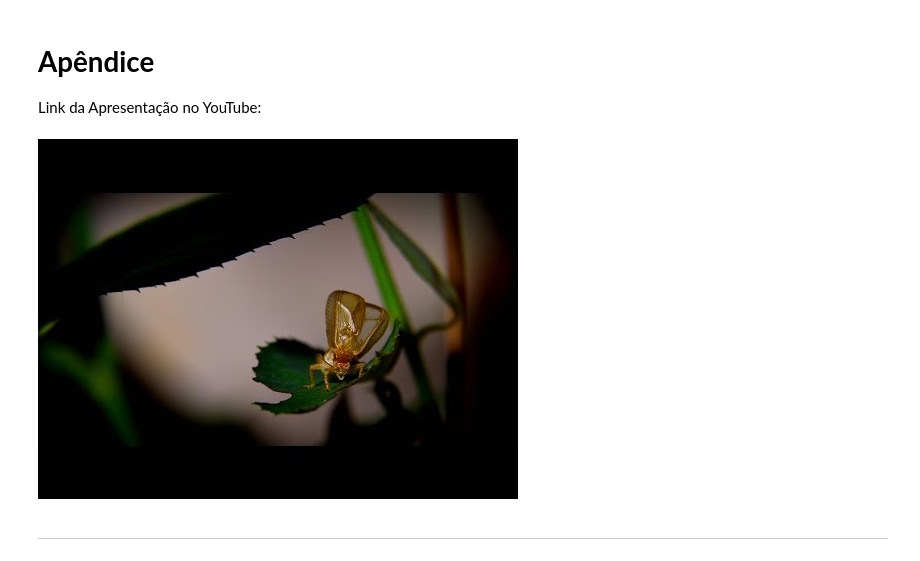
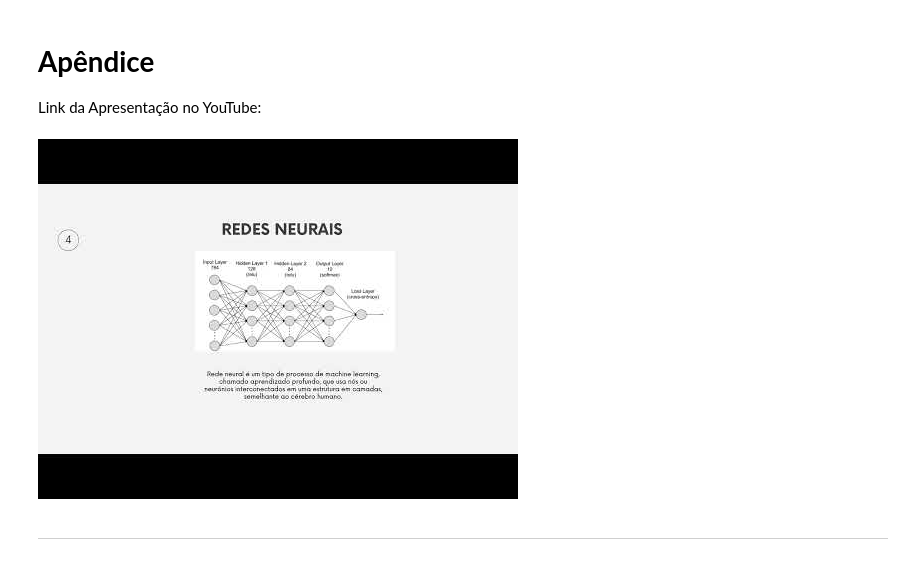
Before and after one commit to lucastso10/projeto_ia_previsao_chuva, a Jupyter notebook: Projeto.ipynb, the cells around one changed output. Drawn from its saved outputs; the diff is of its cells as text; code cells hidden in the pictures.

Commit message:
video

```diff
--- a/Projeto.ipynb
+++ b/Projeto.ipynb
@@ -256,9 +256,9 @@ Em conclusão, o modelo alcançado ao final desse estudo demonstrou um grau de e
 Link da Apresentação no YouTube:
 # %%
 from IPython.display import YouTubeVideo
-YouTubeVideo('ssSCGwy_Qfo') # substitua pelo seu vídeo
+YouTubeVideo('POKEI0BaZuI') # substitua pelo seu vídeo
 # %% [output]
-[figure, old version]
+[figure, new version]
 # %% [markdown]
 ---
 # %%
```
